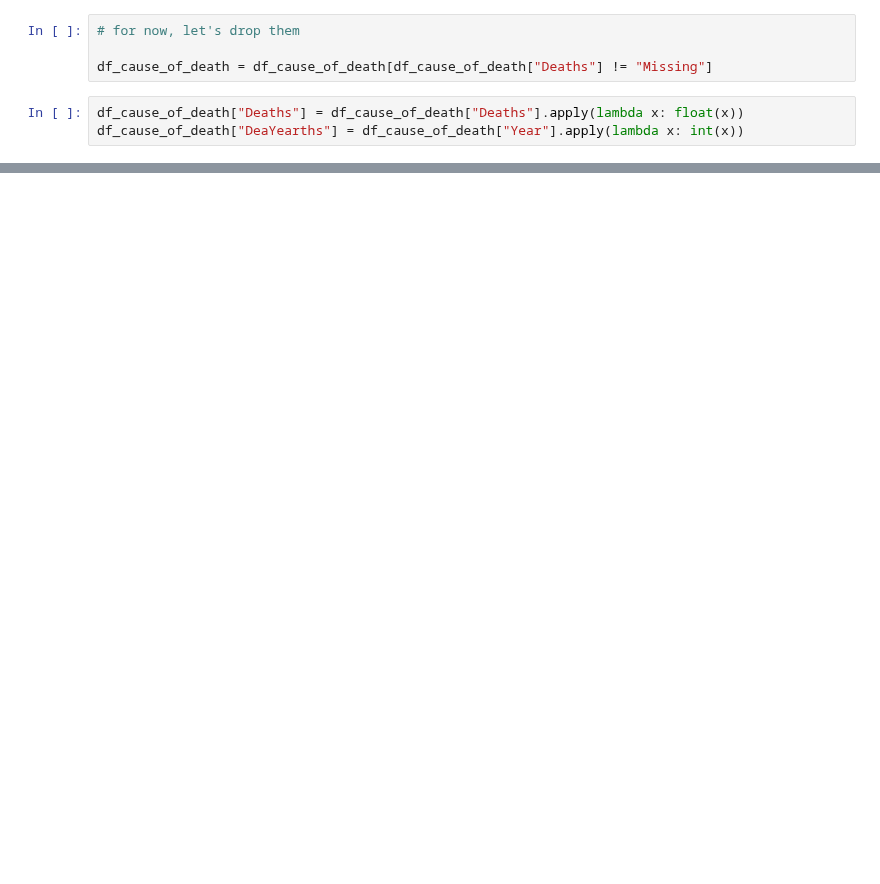
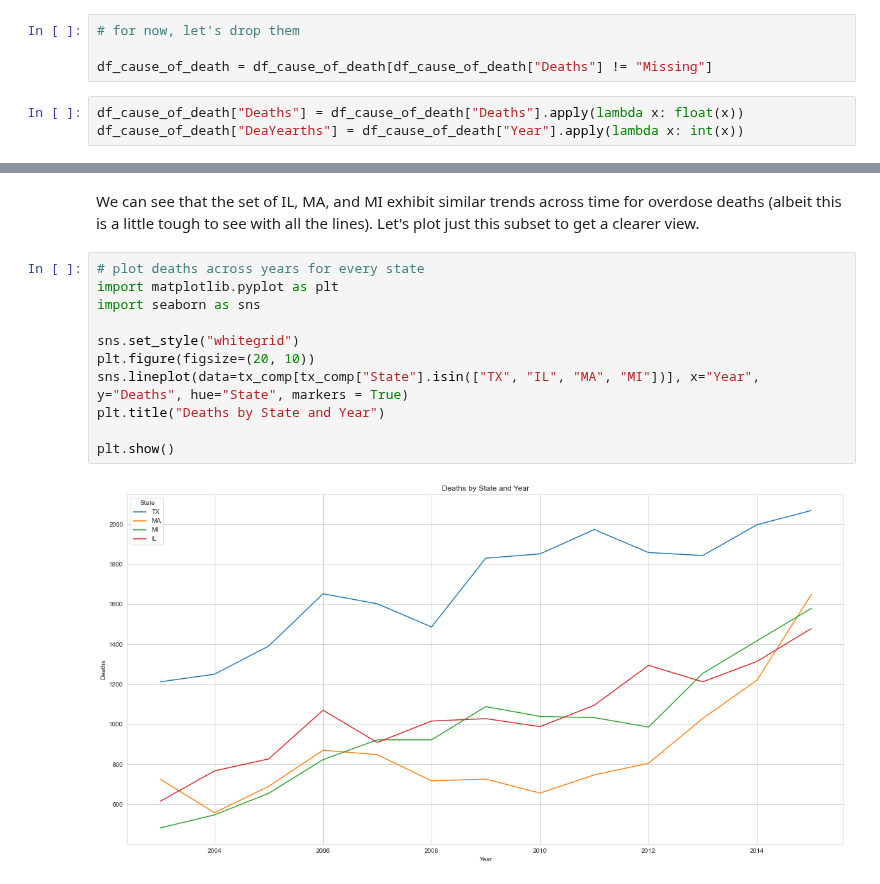
Before and after one commit to abzdel/Opioid-Analysis, a Jupyter notebook: pick_states.ipynb, the cells around one changed output, grey strips where cells are left out. Cells and saved outputs as stored; diff of their text form; blank space fills up the shorter version.

```diff
--- a/pick_states.ipynb
+++ b/pick_states.ipynb
@@ -120,0 +157,15 @@ df_cause_of_death.groupby(["State", "Year"]).Deaths.sum().reset_index().sort_val
+# %% [markdown]
+We can see that the set of IL, MA, and MI exhibit similar trends across time for overdose deaths (albeit this is a little tough to see with all the lines). Let's plot just this subset to get a clearer view.
+# %%
+# plot deaths across years for every state
+import matplotlib.pyplot as plt
+import seaborn as sns
+
+sns.set_style("whitegrid")
+plt.figure(figsize=(20, 10))
+sns.lineplot(data=tx_comp[tx_comp["State"].isin(["TX", "IL", "MA", "MI"])], x="Year", y="Deaths", hue="State", markers = True)
+plt.title("Deaths by State and Year")
+
+plt.show()
+# %% [output]
+[figure, added]
```
Also changed, not shown: parts of 11 cells of this notebook.
